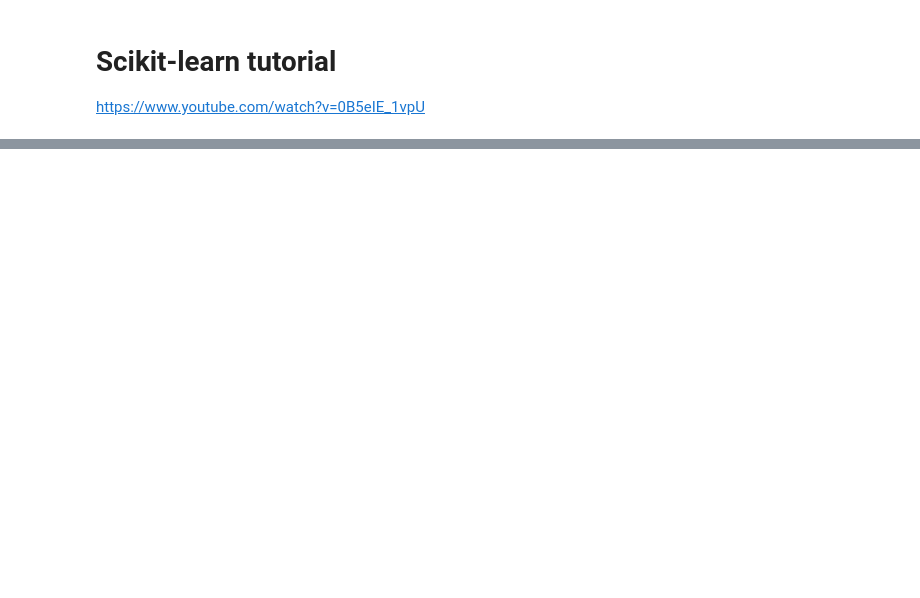
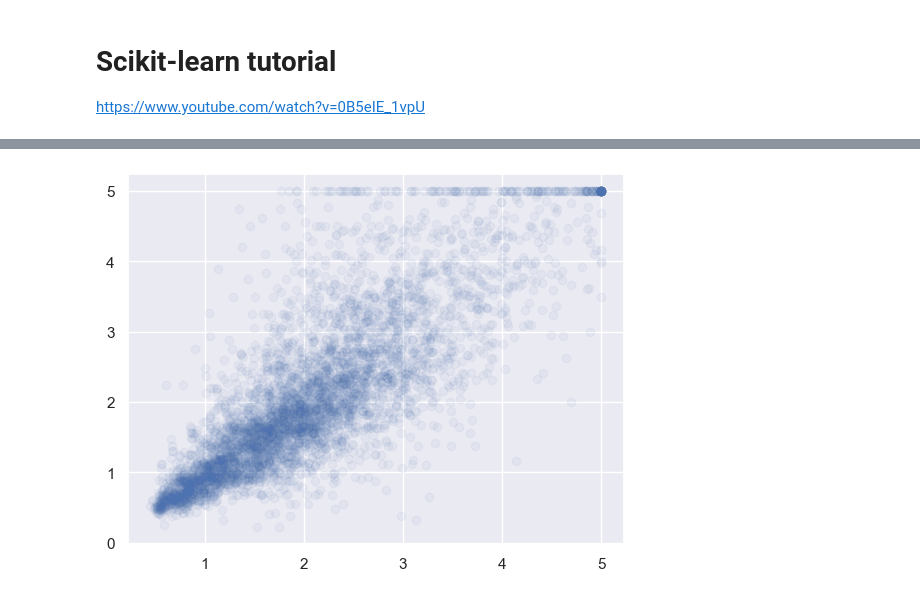
Before and after one commit to yoichiojima/personal-project, a Jupyter notebook: notebook/learning/scikit-learn-2.ipynb, the cells around one changed output, grey strips where cells are left out. Drawn from its saved outputs; the diff is of its cells as text; code cells hidden in the pictures; blank space fills up the shorter version.

```diff
--- a/notebook/learning/scikit-learn-2.ipynb
+++ b/notebook/learning/scikit-learn-2.ipynb
@@ -32,0 +42,26 @@ plt.show()
+# %%
+from sklearn.pipeline import make_pipeline
+from sklearn.preprocessing import StandardScaler
+from sklearn.neighbors import KNeighborsRegressor
+from sklearn.datasets import fetch_california_housing
+from sklearn.model_selection import train_test_split
+import matplotlib.pyplot as plt
+import seaborn as sns
+
+X, y = fetch_california_housing(return_X_y=True)
+X_train, X_test, y_train, y_test = train_test_split(X, y)
+
+model = make_pipeline(
+    StandardScaler(),
+    KNeighborsRegressor()
+)
+
+model.fit(X_train, y_train)
+
+pred = model.predict(X_test)
+
+sns.set()
+plt.scatter(pred, y_test, alpha = 0.05)
+plt.show()
+# %% [output]
+[figure, added]
```
Also changed, not shown: parts of 3 cells of this notebook.
